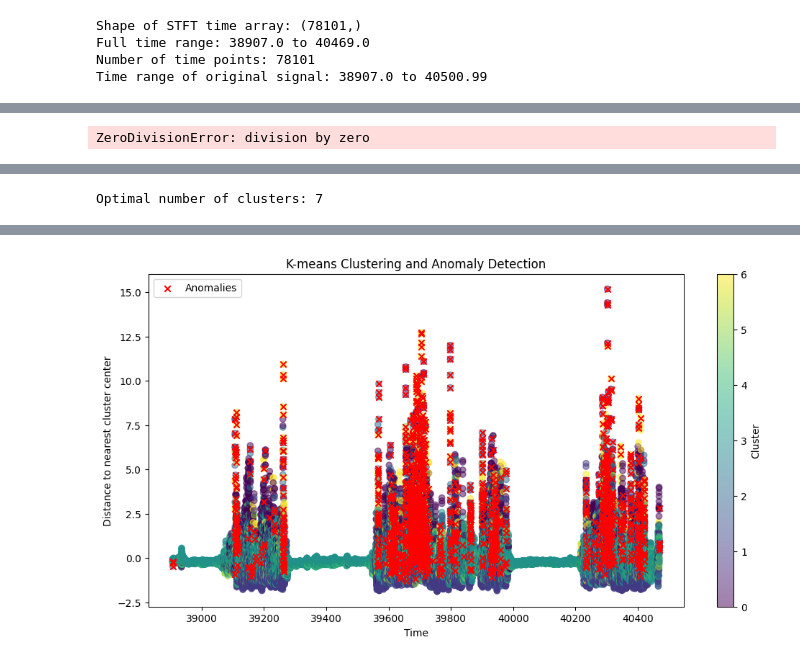
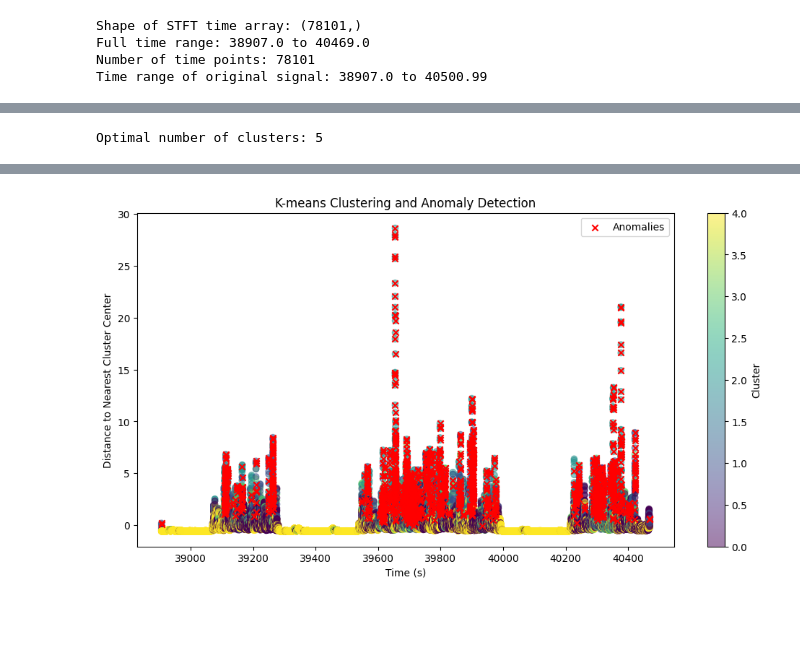
Before and after one commit to jdpinedaj/signals_track_maintenance, a Jupyter notebook: notebooks/4_test_functions_anomalies.ipynb, the cells around one changed output, grey strips where cells are left out. Drawn from its saved outputs; the diff is of its cells as text; code cells hidden in the pictures; blank space fills up the shorter version.

```diff
--- a/notebooks/4_test_functions_anomalies.ipynb
+++ b/notebooks/4_test_functions_anomalies.ipynb
@@ -161,7 +162,3 @@ plt.show()
-# %%
-1 / 0
-# %% [output]
-ZeroDivisionError: division by zero
 # %%
 # Aquí se determina el número óptimo de clústeres utilizando el método del codo.
 # Luego, se aplica el algoritmo MiniBatchKMeans para agrupar los datos reducidos y se identifican las anomalías.
@@ -190,11 +187,19 @@ anomalies_kmeans = identify_anomalies_kmeans(
 )
 
 # Plot clustering results with anomalies
-plot_clusters_and_anomalies_kmeans(
-    times_acc,
-    reduced_features_scaled,
-    labels,
-    anomalies_kmeans,
+# plot_clusters_and_anomalies_kmeans(
+#     times_acc,
+#     reduced_features_scaled,
+#     labels,
+#     anomalies_kmeans,
+# )
+
+fig = plot_clusters_and_anomalies_kmeans(
+    x_axis=times_acc,
+    data=reduced_features_scaled,
+    labels=labels,
+    anomalies=anomalies_kmeans,
+    x_axis_label="Time (s)",
     # save_path=APPCFG.get_anomalies_filename("kmeans", file_extension="png"),
 )
 
@@ -203,7 +208,9 @@ save_anomalies_to_csv(
     anomalies_kmeans,
     times_acc,
     frequencies_acc,
-    kilometer_ref,
+    kilometer_ref_resampled,
     APPCFG.get_anomalies_filename("kmeans"),
 )
+
+fig
 # %% [output]
@@ -211 +218 @@ save_anomalies_to_csv(
-Optimal number of clusters: 7
+Optimal number of clusters: 5
@@ -212 +220 @@ Optimal number of clusters: 7
-[figure, old version]
+[figure, new version]
```
Also changed, not shown: parts of 8 cells of this notebook, 6 other files.
